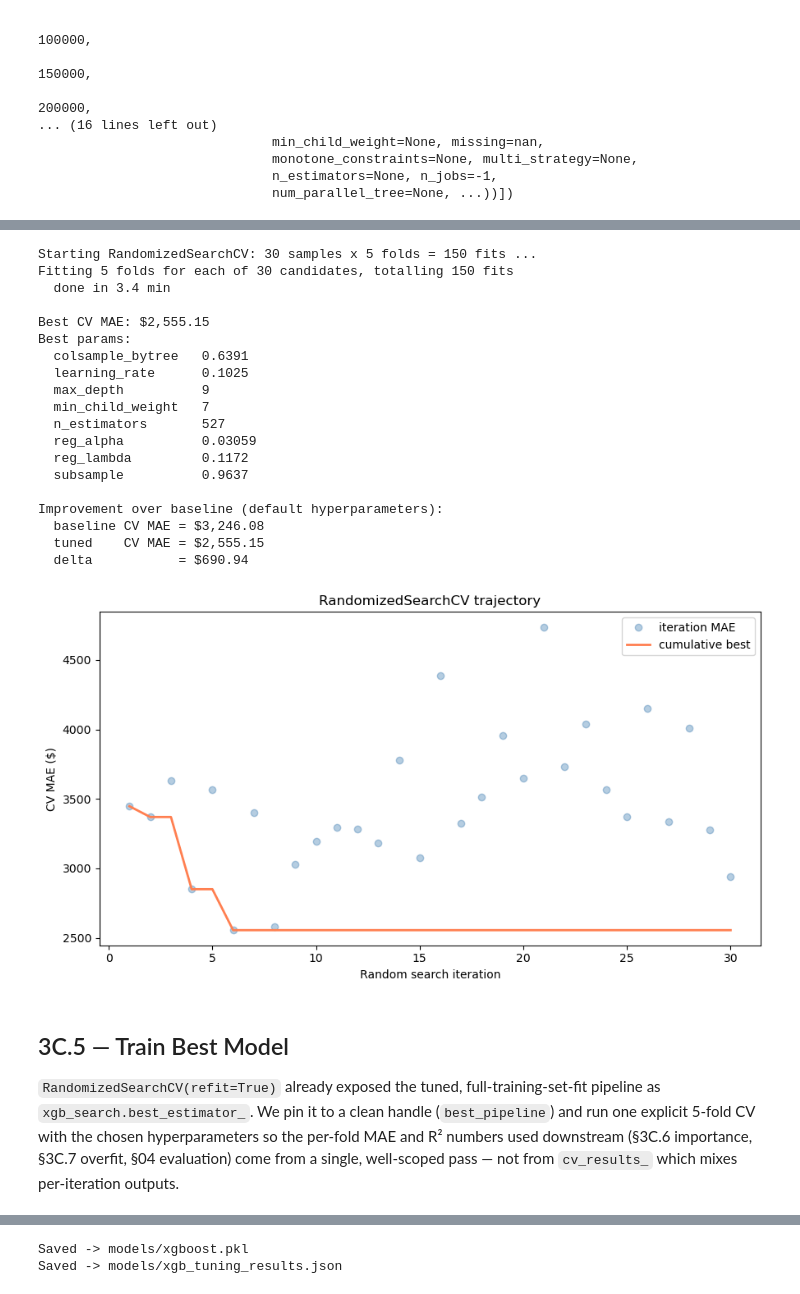
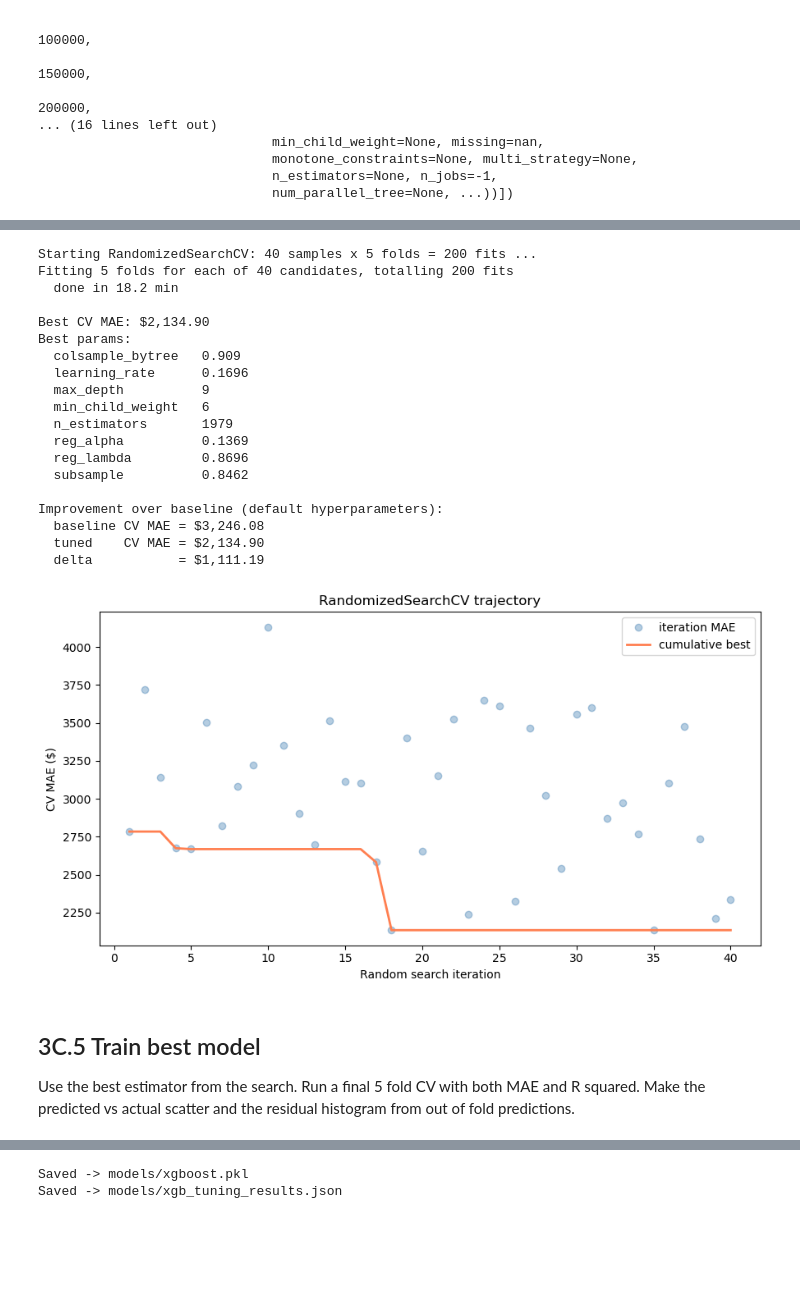
Before and after one commit to AcarBasaran/Predictive-Modeling-of-US-Used-Vehicle-Prices, a Jupyter notebook: notebooks/03c_xgboost.ipynb, the cells around one changed output, grey strips where cells are left out. Drawn from its saved outputs; the diff is of its cells as text; code cells hidden in the pictures; blank space fills up the shorter version.

```diff
--- a/notebooks/03c_xgboost.ipynb
+++ b/notebooks/03c_xgboost.ipynb
@@ -174,26 +170,26 @@ Scoring is `neg_mean_absolute_error` to match the project's primary metric. The
 from scipy.stats import loguniform, randint, uniform
 from sklearn.model_selection import RandomizedSearchCV
 
-# Search budget. 30 samples * 5 folds = 150 fits. With tree_method='hist'
-# each fit on this dataset takes ~10-20s, so wall-clock is <30 min on the
-# 16-CPU SLURM allocation. Bump N_ITER for a more thorough sweep.
-N_ITER = 30
+# Search budget. 30 samples times 5 folds is 150 fits.
+# Each fit takes about 10 to 20 seconds with hist.
+N_ITER = 40
 
+# Industry standard Kaggle competition ranges for XGBoost on tabular regression.
 param_distributions = {
-    "est__n_estimators":     randint(100, 800),
-    "est__max_depth":        randint(3, 10),         # 3-9; industry-standard XGB range
-    "est__learning_rate":    loguniform(0.01, 0.3),
-    "est__subsample":        uniform(0.6, 0.4),     # 0.6 to 1.0
-    "est__colsample_bytree": uniform(0.6, 0.4),     # 0.6 to 1.0
+    "est__n_estimators":     randint(500, 3000),     # widened. typical Kaggle ceiling 1500 to 3000.
+    "est__max_depth":        randint(3, 10),          # 3 to 9. industry standard XGB range.
+    "est__learning_rate":    loguniform(0.005, 0.3),  # widened down. small LR pairs with many trees.
+    "est__subsample":        uniform(0.5, 0.5),       # 0.5 to 1.0. wider at the low end.
+    "est__colsample_bytree": uniform(0.5, 0.5),       # 0.5 to 1.0.
     "est__min_child_weight": randint(1, 10),
-    "est__reg_alpha":        loguniform(1e-3, 1.0),
-    "est__reg_lambda":       loguniform(0.1, 10.0),
+    "est__reg_alpha":        loguniform(1e-3, 10.0),  # widened upper to 10.
+    "est__reg_lambda":       loguniform(1e-2, 100.0), # widened to 0.01 to 100.
 }
 
-# Fresh pipeline -- clone() guarantees the preprocessor refits per fold so
-# MeanTargetEncoder cannot leak validation labels. Inner n_jobs=1 because
-# the outer RandomizedSearchCV is what parallelizes (n_jobs=-1 below);
-# nesting parallelism would oversubscribe the CPUs.
+# Fresh pipeline. Clone makes the preprocessor refit per fold.
+# MeanTargetEncoder cannot leak validation labels.
+# Inner n_jobs is 1 because the outer search uses all CPUs.
+# Nesting parallelism would oversubscribe.
 xgb_search = RandomizedSearchCV(
     Pipeline([
         ("prep", clone(preprocessor_tree)),
@@ -232,49 +228,49 @@ for k, v in xgb_search.best_params_.items():
 print(f"\nImprovement over baseline (default hyperparameters):")
 print(f"  baseline CV MAE = ${baseline_mae.mean():,.2f}")
 print(f"  tuned    CV MAE = ${best_mae:,.2f}")
 print(f"  delta           = ${baseline_mae.mean() - best_mae:,.2f}")
 
 
 # Tuning trajectory: cumulative-best CV MAE as the search proceeds.
 # Useful presentation visual -- shows whether 30 iterations was enough.
 import matplotlib.pyplot as plt
 mae_per_iter = -xgb_search.cv_results_["mean_test_score"]   # neg-MAE -> $
 best_so_far  = np.minimum.accumulate(mae_per_iter)
 
 fig, ax = plt.subplots(figsize=(9, 5))
 ax.plot(range(1, len(mae_per_iter) + 1), mae_per_iter, "o", alpha=0.4,
         color="steelblue", label="iteration MAE")
 ax.plot(range(1, len(best_so_far) + 1), best_so_far, "-", color="coral",
         linewidth=2, label="cumulative best")
 ax.set_xlabel("Random search iteration")
 ax.set_ylabel("CV MAE ($)")
 ax.set_title("RandomizedSearchCV trajectory")
 ax.legend()
 plt.tight_layout()
 plt.show()
 # %% [output]
-Starting RandomizedSearchCV: 30 samples x 5 folds = 150 fits ...
-Fitting 5 folds for each of 30 candidates, totalling 150 fits
-  done in 3.4 min
+Starting RandomizedSearchCV: 40 samples x 5 folds = 200 fits ...
+Fitting 5 folds for each of 40 candidates, totalling 200 fits
+  done in 18.2 min
 
-Best CV MAE: $2,555.15
+Best CV MAE: $2,134.90
 Best params:
-  colsample_bytree   0.6391
-  learning_rate      0.1025
+  colsample_bytree   0.909
+  learning_rate      0.1696
   max_depth          9
-  min_child_weight   7
-  n_estimators       527
-  reg_alpha          0.03059
-  reg_lambda         0.1172
-  subsample          0.9637
+  min_child_weight   6
+  n_estimators       1979
+  reg_alpha          0.1369
+  reg_lambda         0.8696
+  subsample          0.8462
 
 Improvement over baseline (default hyperparameters):
   baseline CV MAE = $3,246.08
-  tuned    CV MAE = $2,555.15
-  delta           = $690.94
+  tuned    CV MAE = $2,134.90
+  delta           = $1,111.19
-[figure, old version]
+[figure, new version]
 # %% [markdown]
-## 3C.5 — Train Best Model
+## 3C.5 Train best model
 
-`RandomizedSearchCV(refit=True)` already exposed the tuned, full-training-set-fit pipeline as `xgb_search.best_estimator_`. We pin it to a clean handle (`best_pipeline`) and run one explicit 5-fold CV with the chosen hyperparameters so the per-fold MAE and R² numbers used downstream (§3C.6 importance, §3C.7 overfit, §04 evaluation) come from a single, well-scoped pass — not from `cv_results_` which mixes per-iteration outputs.
+Use the best estimator from the search. Run a final 5 fold CV with both MAE and R squared. Make the predicted vs actual scatter and the residual histogram from out of fold predictions.
 # %%
```
Also changed, not shown: parts of 21 cells of this notebook, 10 other files.
